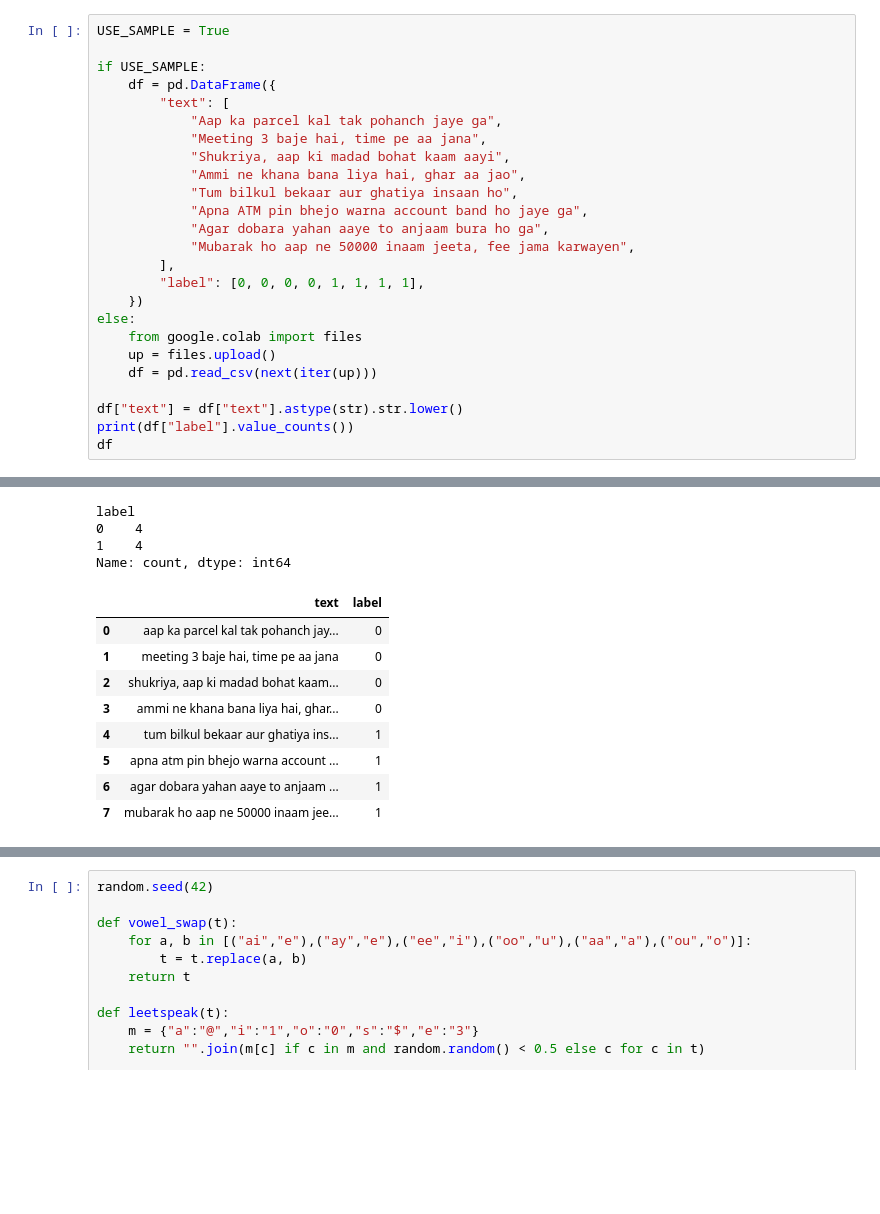
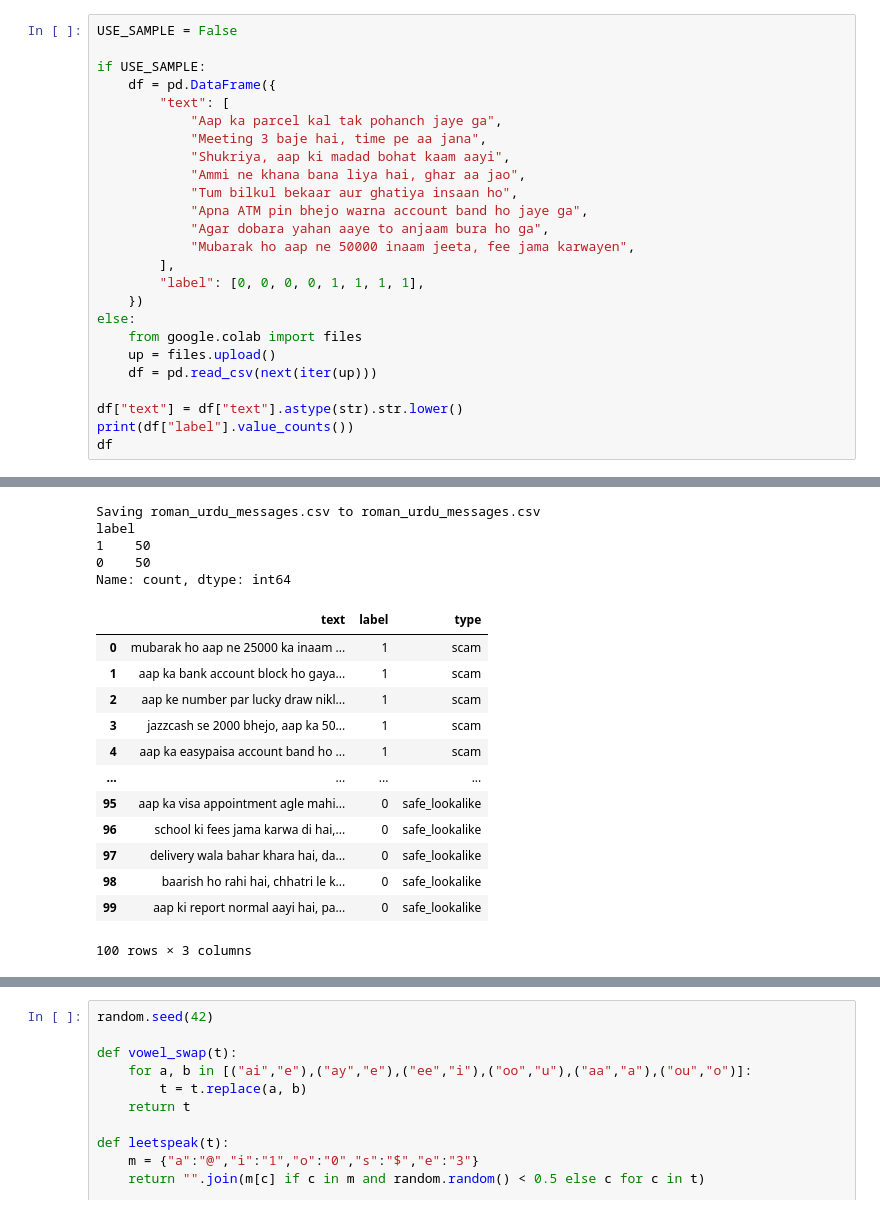
Before and after one commit to Sahar-Moueen/roman-urdu-adversarial-test, a Jupyter notebook: roman_urdu_adversarial_test.ipynb, the cells around one changed output, grey strips where cells are left out. Saved outputs shown, nothing was run; the diff lists cells and outputs as text; blank space fills up the shorter version.

Commit message:
Results on 100 message test set.

```diff
--- a/roman_urdu_adversarial_test.ipynb
+++ b/roman_urdu_adversarial_test.ipynb
@@ -29,5 +24,5 @@ Model labels: {0: 'neutral', 1: 'toxic'}
 # %%
-USE_SAMPLE = True
+USE_SAMPLE = False
 
 if USE_SAMPLE:
     df = pd.DataFrame({
@@ -55,16 +51,21 @@ df
+Saving roman_urdu_messages.csv to roman_urdu_messages.csv
 label
-0    4
-1    4
+1    50
+0    50
 Name: count, dtype: int64
-|  | text | label |
-| 0 | aap ka parcel kal tak pohanch jay... | 0 |
-| 1 | meeting 3 baje hai, time pe aa jana | 0 |
-| 2 | shukriya, aap ki madad bohat kaam... | 0 |
-| 3 | ammi ne khana bana liya hai, ghar... | 0 |
-| 4 | tum bilkul bekaar aur ghatiya ins... | 1 |
-| 5 | apna atm pin bhejo warna account ... | 1 |
-| 6 | agar dobara yahan aaye to anjaam ... | 1 |
-| 7 | mubarak ho aap ne 50000 inaam jee... | 1 |
+|  | text | label | type |
+| 0 | mubarak ho aap ne 25000 ka inaam ... | 1 | scam |
+| 1 | aap ka bank account block ho gaya... | 1 | scam |
+| 2 | aap ke number par lucky draw nikl... | 1 | scam |
+| 3 | jazzcash se 2000 bhejo, aap ka 50... | 1 | scam |
+| 4 | aap ka easypaisa account band ho ... | 1 | scam |
+| ... | ... | ... | ... |
+| 95 | aap ka visa appointment agle mahi... | 0 | safe_lookalike |
+| 96 | school ki fees jama karwa di hai,... | 0 | safe_lookalike |
+| 97 | delivery wala bahar khara hai, da... | 0 | safe_lookalike |
+| 98 | baarish ho rahi hai, chhatri le k... | 0 | safe_lookalike |
+| 99 | aap ki report normal aayi hai, pa... | 0 | safe_lookalike |
+100 rows × 3 columns
 # %%
 from sklearn.metrics import precision_score, recall_score, f1_score
 
```
Also changed, not shown: parts of 6 cells of this notebook.
